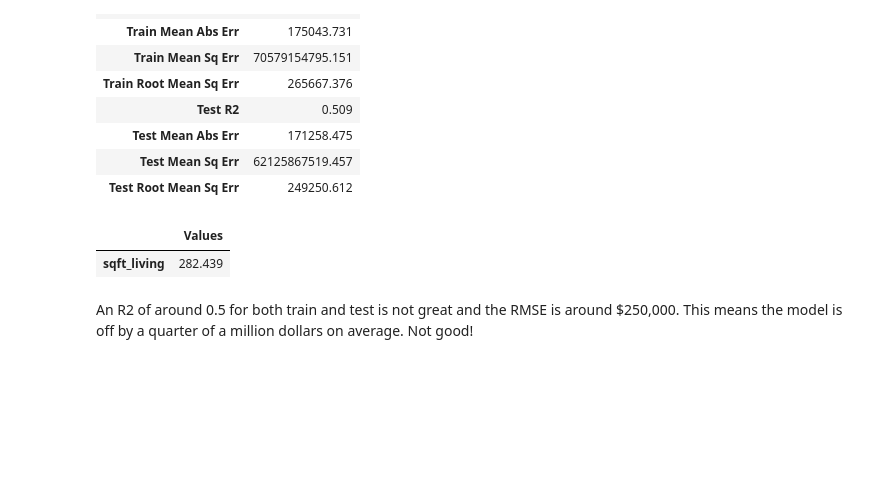
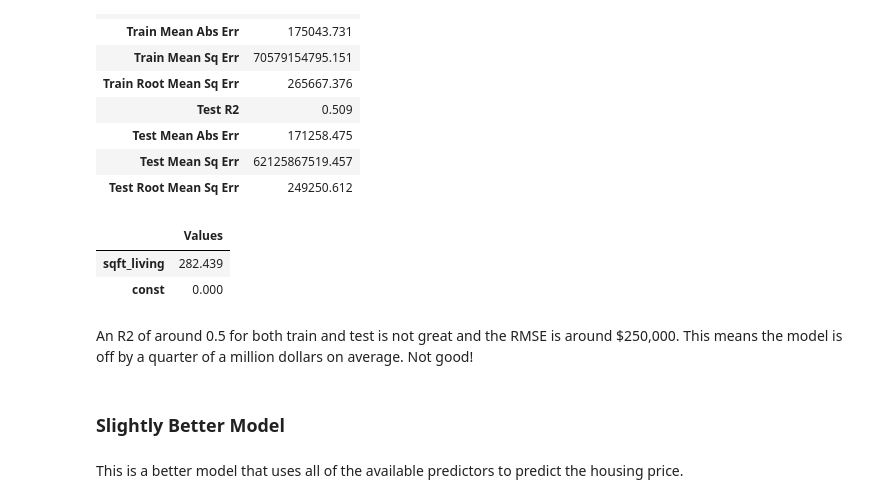
Before and after one commit to jlombino/dsc-phase-2-project-v2-3, a Jupyter notebook: Final_Notebook.ipynb, the cells around one changed output. Drawn from its saved outputs; the diff is of its cells as text; code cells hidden in the pictures; blank space fills up the shorter version.

Commit message:
Finished modelling

```diff
--- a/Final_Notebook.ipynb
+++ b/Final_Notebook.ipynb
@@ -297,9 +291,14 @@ basic_summary[0]
 | Test Root Mean Sq Err | 249250.612 |
 # %%
 # Print coefficients
-basic_summary[1]
+basic_summary[1].sort_values(by='Values',ascending=False)
 # %% [output]
 |  | Values |
 | sqft_living | 282.439 |
+| const | 0.000 |
 # %% [markdown]
 An R2 of around 0.5 for both train and test is not great and the RMSE is around $250,000. This means the model is off by a quarter of a million dollars on average. Not good!
+# %% [markdown]
+<h3>Slightly Better Model</h3>
+# %% [markdown]
+This is a better model that uses all of the available predictors to predict the housing price.
```
Also changed, not shown: parts of 26 cells of this notebook, 4 other files.
